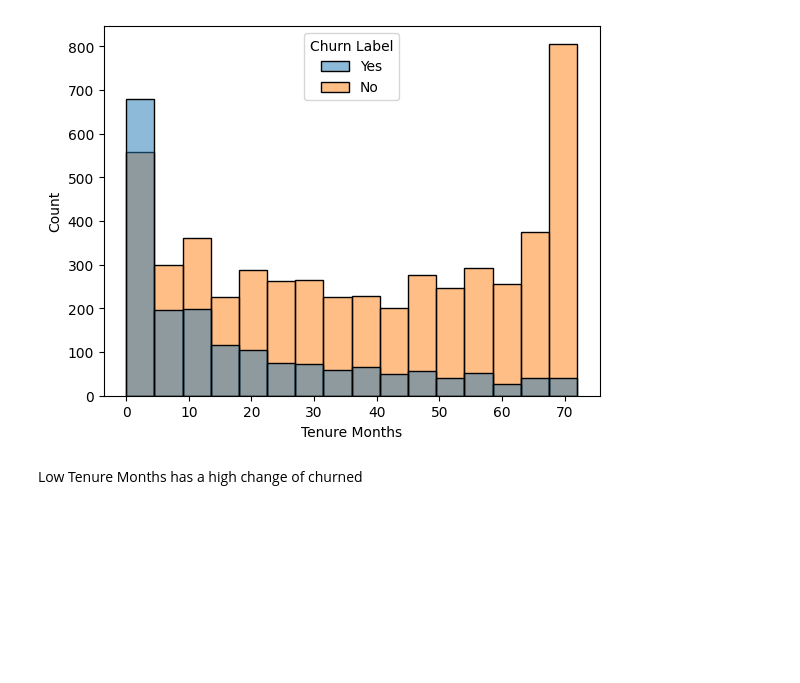
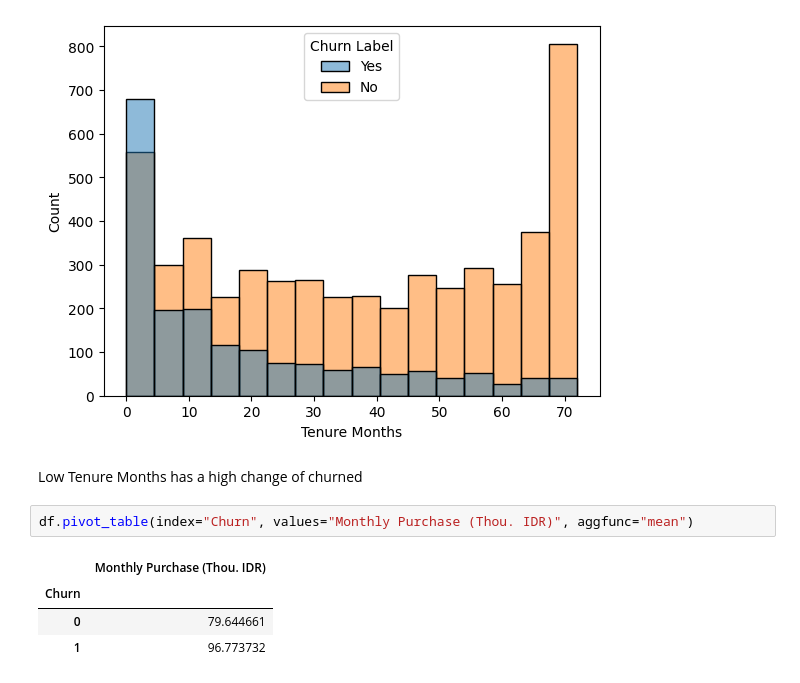
Before and after one commit to marcellinus-witarsah/data-challenge-dsw-2023, a Jupyter notebook: notebooks/03_churn_model.ipynb, the cells around one changed output. Drawn from its saved outputs; the diff is of its cells as text; blank space fills up the shorter version.

```diff
--- a/notebooks/03_churn_model.ipynb
+++ b/notebooks/03_churn_model.ipynb
@@ -132,3 +151,10 @@ plt.show()
 [figure]
 # %% [markdown]
 Low Tenure Months has a high change of churned
+# %%
+df.pivot_table(index="Churn", values="Monthly Purchase (Thou. IDR)", aggfunc="mean")
+# %% [output]
+|  | Monthly Purchase (Thou. IDR) |
+| Churn |  |
+| 0 | 79.644661 |
+| 1 | 96.773732 |
```
Also changed, not shown: parts of 8 cells of this notebook.
